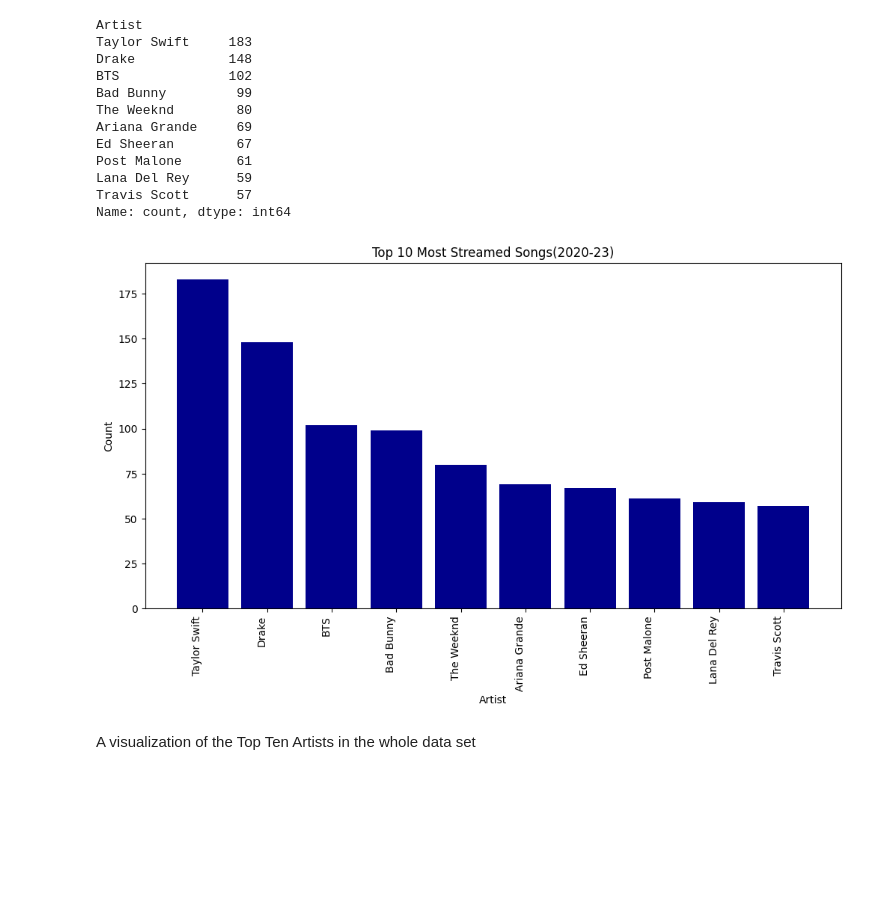
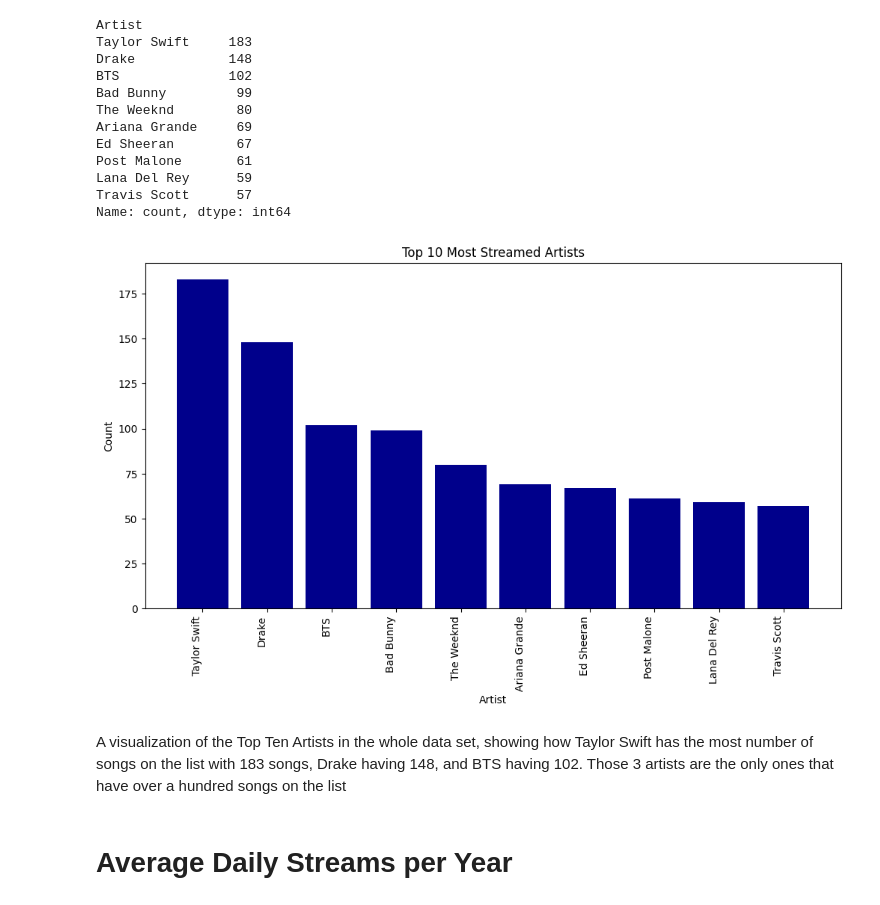
Before and after one commit to JTenaSan/CS3120_EDA_Jesus-Tena, a Jupyter notebook: Spotify_EDA_Jesus_Tena.ipynb, the cells around one changed output. Saved outputs shown, nothing was run; the diff lists cells and outputs as text; code cells hidden in the pictures; blank space fills up the shorter version.

```diff
--- a/Spotify_EDA_Jesus_Tena.ipynb
+++ b/Spotify_EDA_Jesus_Tena.ipynb
@@ -465,11 +465,13 @@ Name: count, dtype: int64
 # %%
 plt.figure(figsize=(12, 6))
 plt.bar(count.index, count.values, color='darkblue')
-plt.title('Top 10 Most Streamed Songs(2020-23)')
+plt.title('Top 10 Most Streamed Artists')
 plt.xlabel('Artist')
 plt.ylabel('Count')
 _ = plt.xticks(rotation=90, ha='right')
 # %% [output]
-[figure, old version]
+[figure, new version]
-# %% [markdown]
-A visualization of the Top Ten Artists in the whole data set
+# %% [markdown]
+A visualization of the Top Ten Artists in the whole data set, showing how Taylor Swift has the most number of songs on the list with 183 songs, Drake having 148, and BTS having 102. Those 3 artists are the only ones that have over a hundred songs on the list
+# %% [markdown]
+# Average Daily Streams per Year
```
Also changed, not shown: parts of 6 cells of this notebook.
